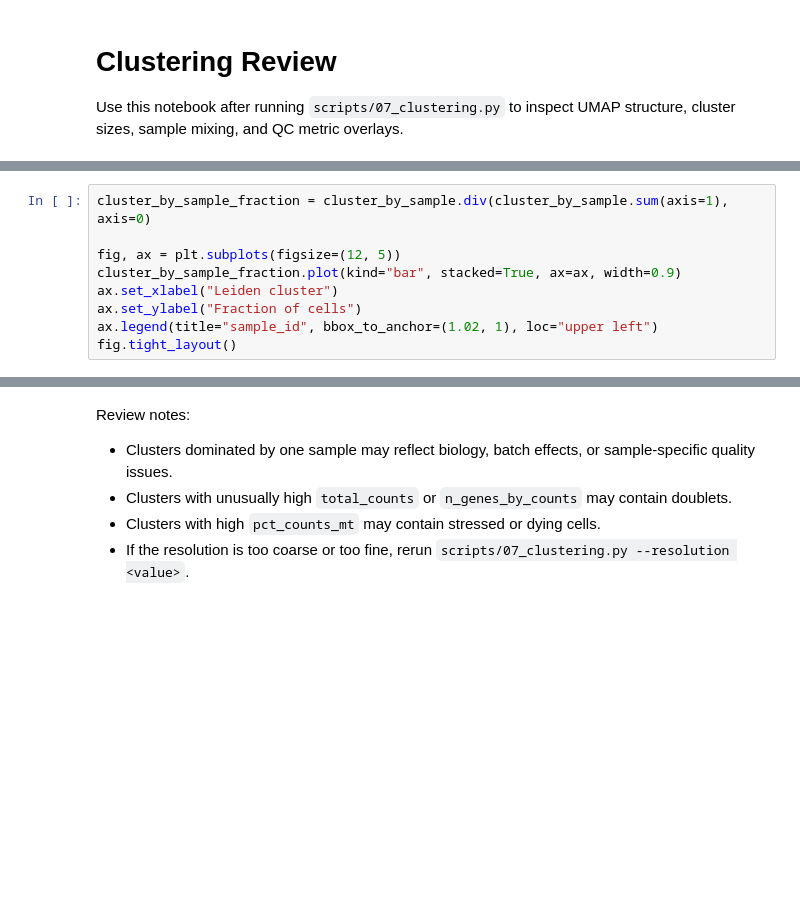
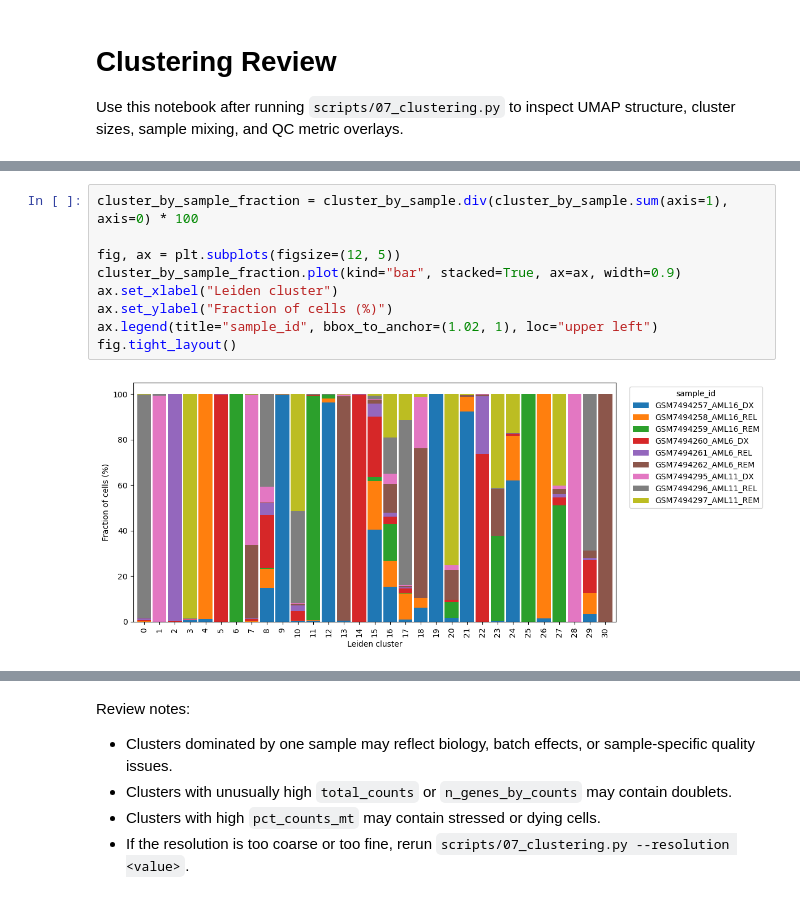
Before and after one commit to RongMonica/scRNAseq_pipeline, a Jupyter notebook: notebooks/02_clustering_review.ipynb, the cells around one changed output, grey strips where cells are left out. Saved outputs shown, nothing was run; the diff lists cells and outputs as text; blank space fills up the shorter version.

Commit message:
minor modulate figure layout

```diff
--- a/notebooks/02_clustering_review.ipynb
+++ b/notebooks/02_clustering_review.ipynb
@@ -31,12 +93,14 @@ cluster_by_sample
 # %%
-cluster_by_sample_fraction = cluster_by_sample.div(cluster_by_sample.sum(axis=1), axis=0)
+cluster_by_sample_fraction = cluster_by_sample.div(cluster_by_sample.sum(axis=1), axis=0) * 100
 
 fig, ax = plt.subplots(figsize=(12, 5))
 cluster_by_sample_fraction.plot(kind="bar", stacked=True, ax=ax, width=0.9)
 ax.set_xlabel("Leiden cluster")
-ax.set_ylabel("Fraction of cells")
+ax.set_ylabel("Fraction of cells (%)")
 ax.legend(title="sample_id", bbox_to_anchor=(1.02, 1), loc="upper left")
 fig.tight_layout()
+# %% [output]
+[figure, added]
 # %%
 try:
     import scanpy as sc
```
Also changed, not shown: parts of 7 cells of this notebook.
